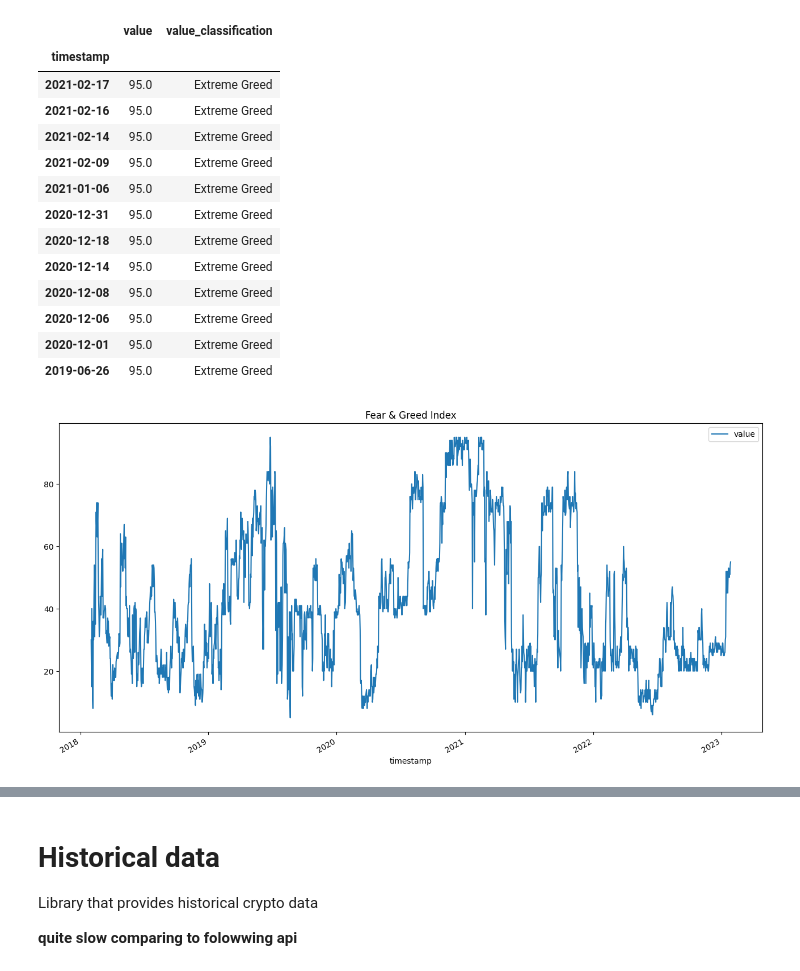
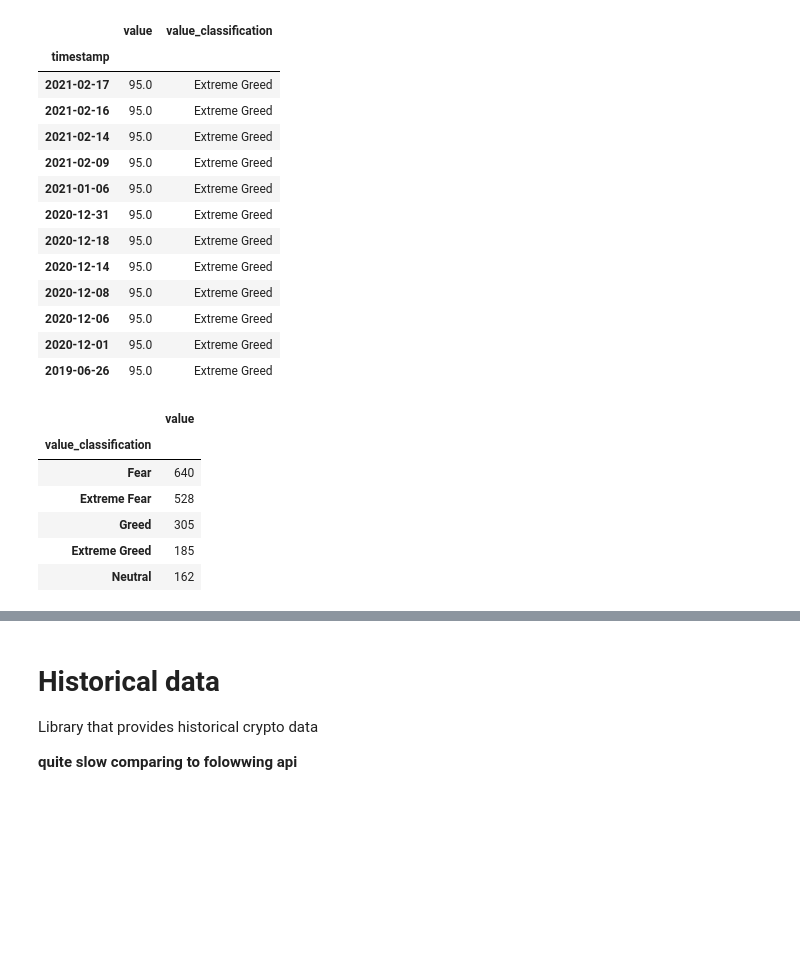
Before and after one commit to Ksyu22/crypto_prediction, a Jupyter notebook: notebooks/data.ipynb, the cells around one changed output, grey strips where cells are left out. Drawn from its saved outputs; the diff is of its cells as text; code cells hidden in the pictures; blank space fills up the shorter version.

```diff
--- a/notebooks/data.ipynb
+++ b/notebooks/data.ipynb
@@ -119,7 +144,15 @@ max_val
 | 2020-12-06 | 95.0 | Extreme Greed |
 | 2020-12-01 | 95.0 | Extreme Greed |
 | 2019-06-26 | 95.0 | Extreme Greed |
-# %%
-fng_df.plot(y='value', use_index=True, figsize=(16,8), title='Fear & Greed Index');
-# %% [output]
-[figure, removed]
+# %%
+# the most frequent emotions felt
+fng_freq = fng_df.groupby('value_classification').count().sort_values(by='value', ascending=False)
+fng_freq
+# %% [output]
+|  | value |
+| value_classification |  |
+| Fear | 640 |
+| Extreme Fear | 528 |
+| Greed | 305 |
+| Extreme Greed | 185 |
+| Neutral | 162 |
```
Also changed, not shown: parts of 19 cells of this notebook.
